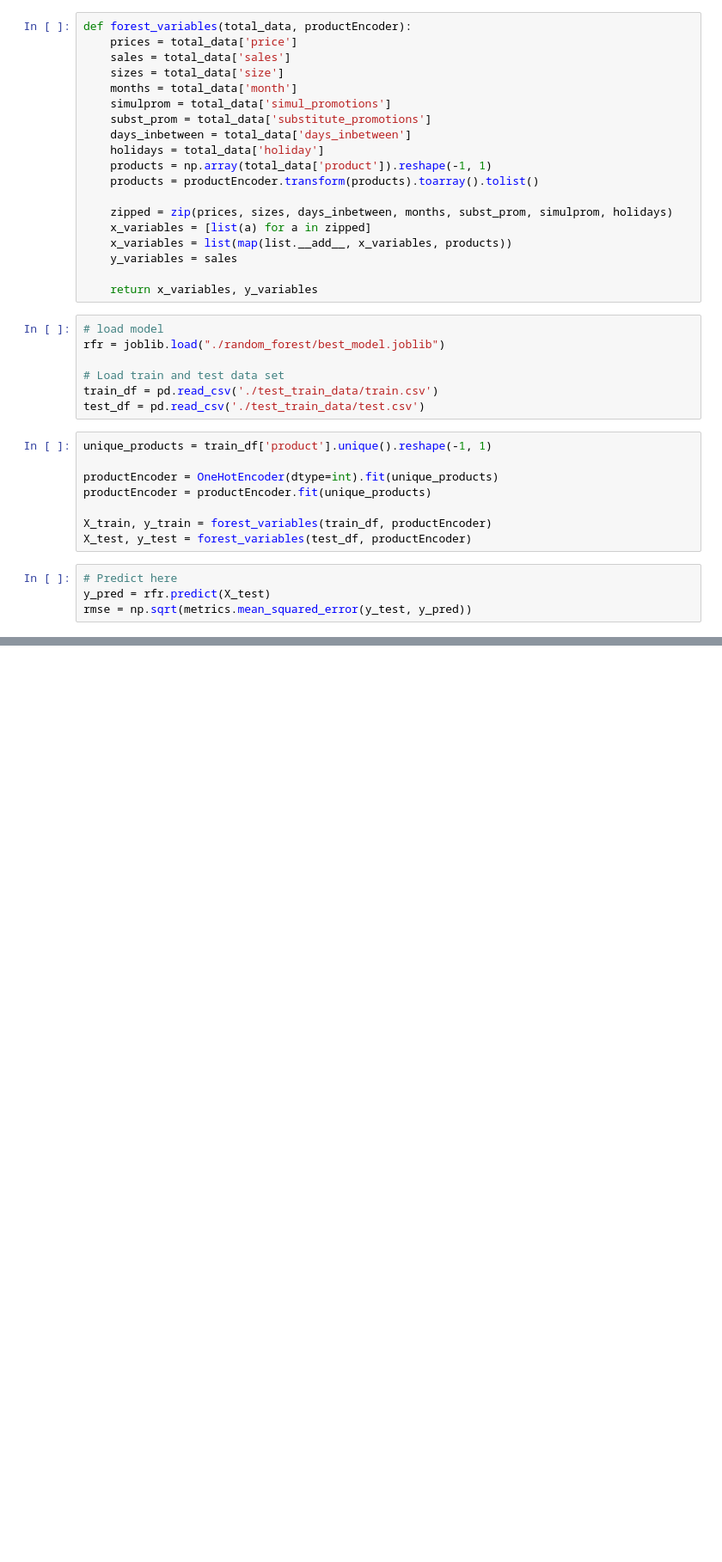
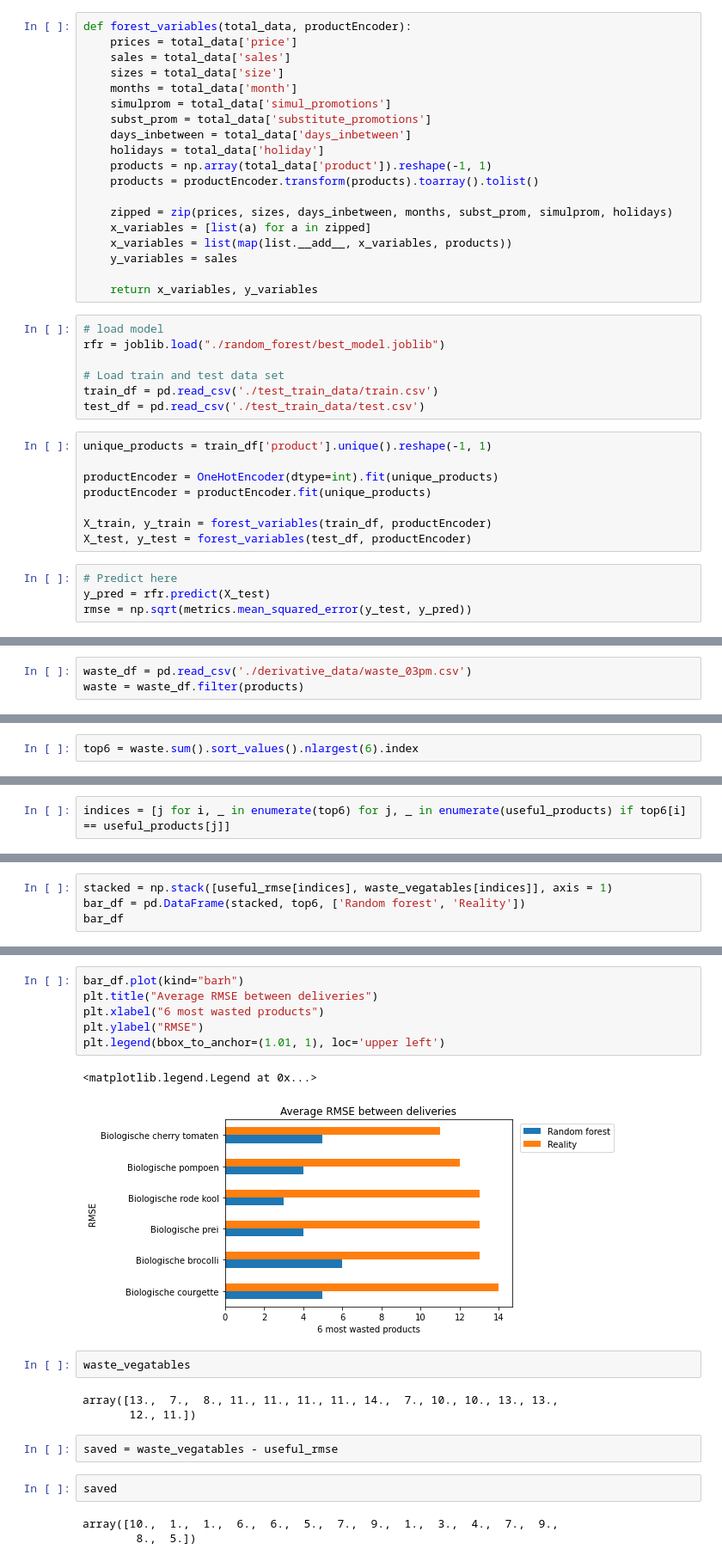
Before and after one commit to JiapengFan/JBG050-group-4, a Jupyter notebook: final_model_random_forest.ipynb, the cells around one changed output, grey strips where cells are left out. Shown: that part at 86% size. Cells and saved outputs as stored; diff of their text form; blank space fills up the shorter version.

Commit message:
added visualization

```diff
--- a/final_model_random_forest.ipynb
+++ b/final_model_random_forest.ipynb
@@ -48,0 +148,3 @@ rmse
+# %%
+waste_df = pd.read_csv('./derivative_data/waste_03pm.csv')
+waste = waste_df.filter(products)
@@ -48,0 +170,2 @@ rmse
+# %%
+top6 = waste.sum().sort_values().nlargest(6).index
@@ -48,0 +179,2 @@ rmse
+# %%
+indices = [j for i, _ in enumerate(top6) for j, _ in enumerate(useful_products) if top6[i] == useful_products[j]]
@@ -48,0 +189,4 @@ rmse
+# %%
+stacked = np.stack([useful_rmse[indices], waste_vegatables[indices]], axis = 1)
+bar_df = pd.DataFrame(stacked, top6, ['Random forest', 'Reality'])
+bar_df
@@ -48,0 +201,21 @@ rmse
+# %%
+bar_df.plot(kind="barh")
+plt.title("Average RMSE between deliveries")
+plt.xlabel("6 most wasted products")
+plt.ylabel("RMSE")
+plt.legend(bbox_to_anchor=(1.01, 1), loc='upper left')
+# %% [output]
+<matplotlib.legend.Legend at 0x...>
+[figure, added]
+# %%
+waste_vegatables
+# %% [output]
+array([13.,  7.,  8., 11., 11., 11., 11., 14.,  7., 10., 10., 13., 13.,
+       12., 11.])
+# %%
+saved = waste_vegatables - useful_rmse
+# %%
+saved
+# %% [output]
+array([10.,  1.,  1.,  6.,  6.,  5.,  7.,  9.,  1.,  3.,  4.,  7.,  9.,
+        8.,  5.])
```
Also changed, not shown: parts of 27 cells of this notebook, 1 other file.
